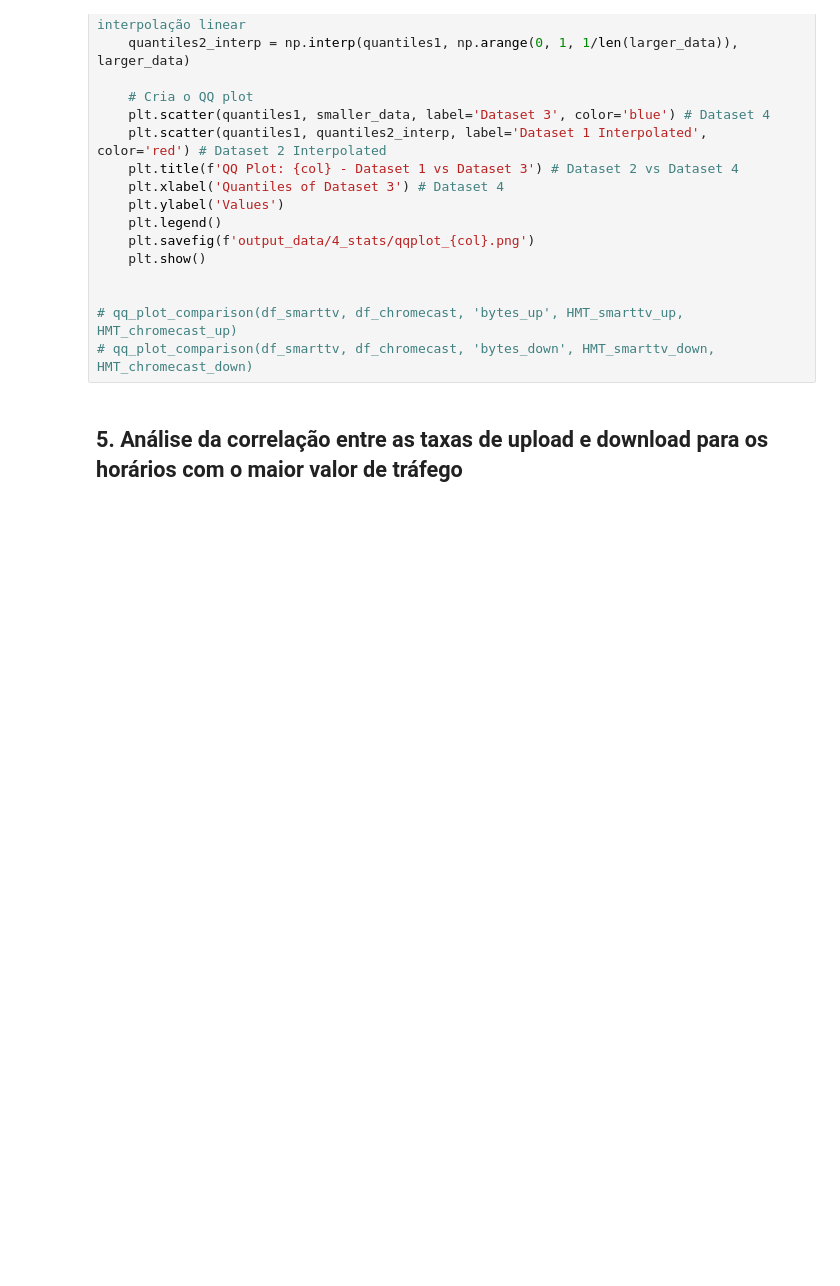
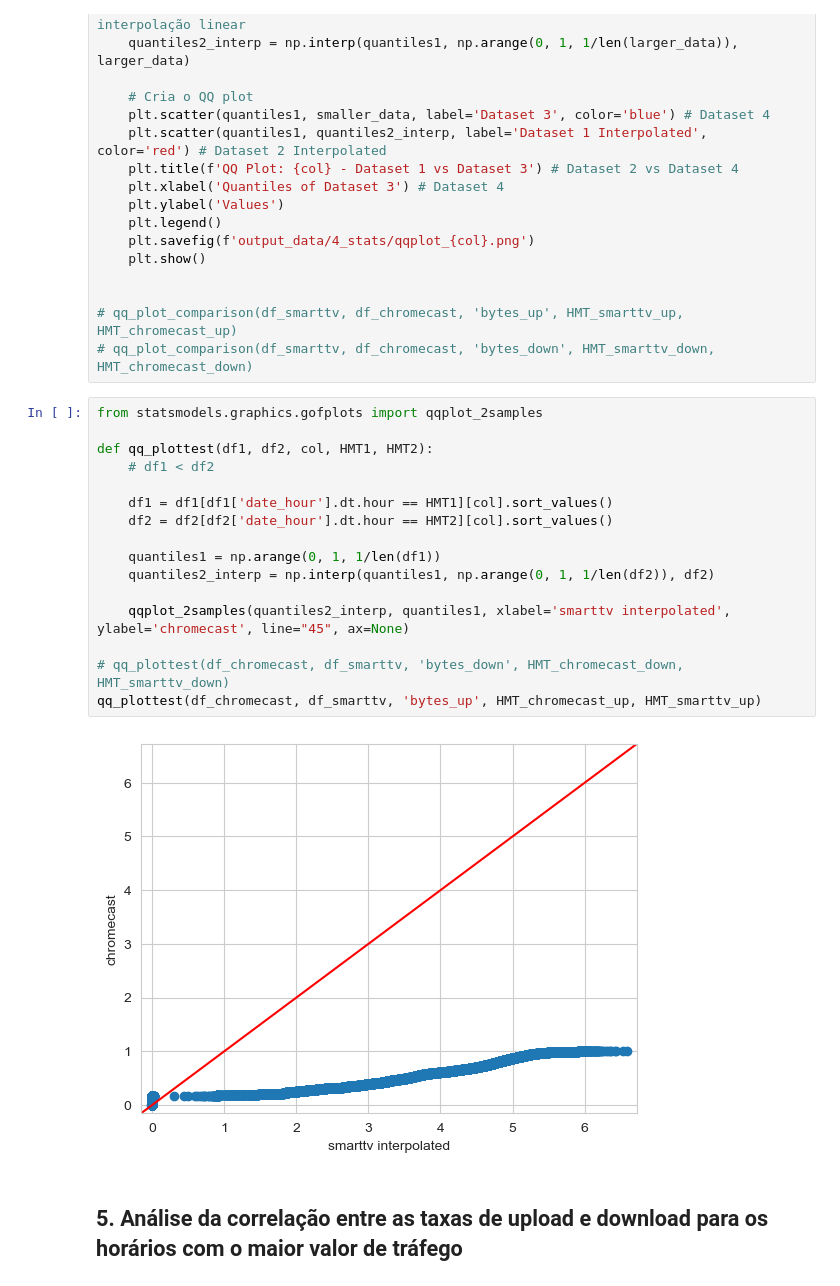
Before and after one commit to carol-santiago/Estat-stica-Projeto-Final, a Jupyter notebook: main.ipynb, the cells around one changed output. Drawn from its saved outputs; the diff is of its cells as text; blank space fills up the shorter version.

```diff
--- a/main.ipynb
+++ b/main.ipynb
@@ -322,6 +334,24 @@ def qq_plot_comparison(df1, df2, col, HMT1, HMT2):
 
 # qq_plot_comparison(df_smarttv, df_chromecast, 'bytes_up', HMT_smarttv_up, HMT_chromecast_up)
 # qq_plot_comparison(df_smarttv, df_chromecast, 'bytes_down', HMT_smarttv_down, HMT_chromecast_down)
+# %%
+from statsmodels.graphics.gofplots import qqplot_2samples
+
+def qq_plottest(df1, df2, col, HMT1, HMT2):
+    # df1 < df2
+
+    df1 = df1[df1['date_hour'].dt.hour == HMT1][col].sort_values()
+    df2 = df2[df2['date_hour'].dt.hour == HMT2][col].sort_values()
+
+    quantiles1 = np.arange(0, 1, 1/len(df1))
+    quantiles2_interp = np.interp(quantiles1, np.arange(0, 1, 1/len(df2)), df2)
+
+    qqplot_2samples(quantiles2_interp, quantiles1, xlabel='smarttv interpolated', ylabel='chromecast', line="45", ax=None)
+
+# qq_plottest(df_chromecast, df_smarttv, 'bytes_down', HMT_chromecast_down, HMT_smarttv_down)
+qq_plottest(df_chromecast, df_smarttv, 'bytes_up', HMT_chromecast_up, HMT_smarttv_up)
+# %% [output]
+[figure, added]
 # %% [markdown]
 ## 5. Análise da correlação entre as taxas de upload e download para os horários com o maior valor de tráfego
 # %%
```
Also changed, not shown: parts of 7 cells of this notebook, 6 other files.
